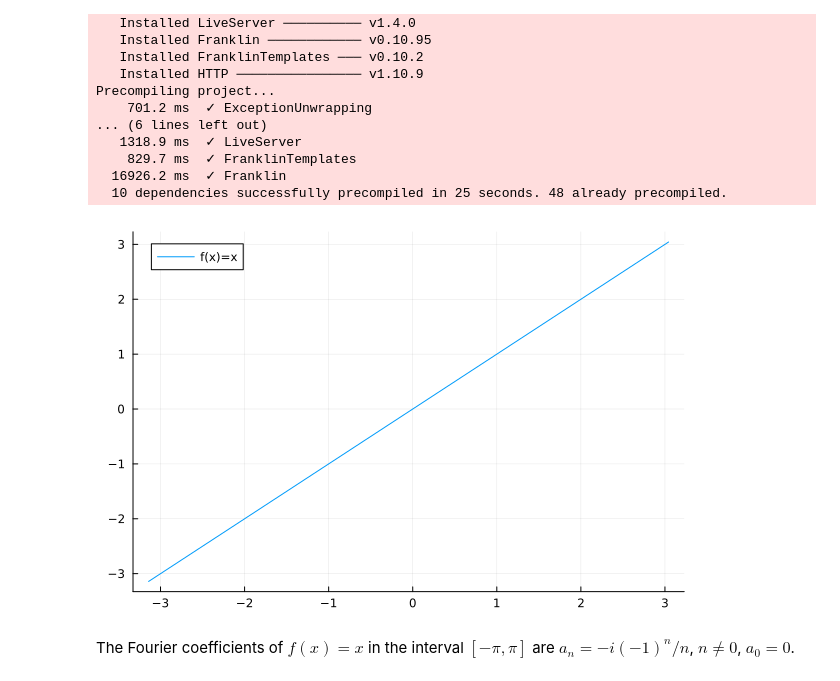
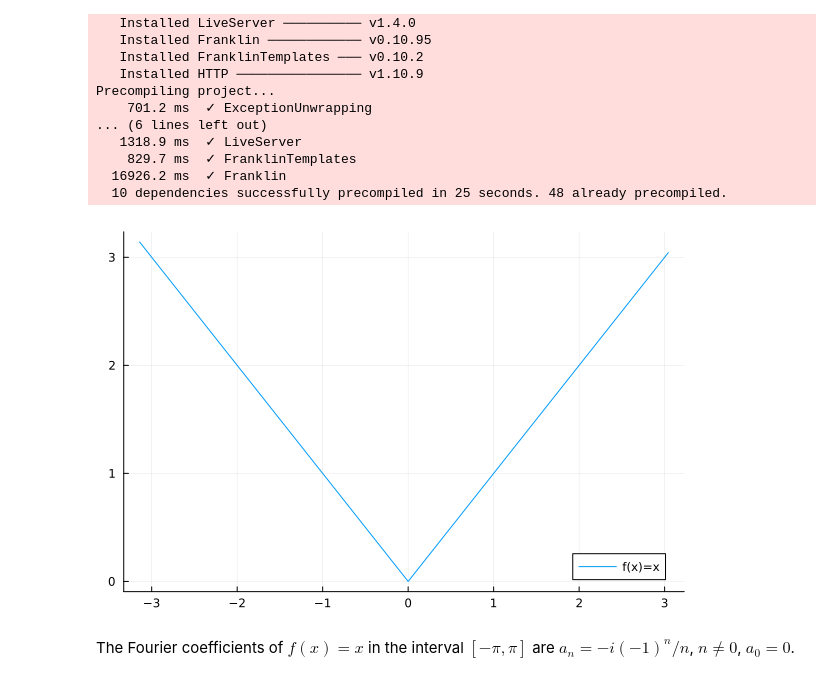
Before and after one commit to reula/PDE, a Jupyter notebook: homework/04/Fourier.ipynb, the cells around one changed output. Cells and saved outputs as stored; diff of their text form; code cells hidden in the pictures.

```diff
--- a/homework/04/Fourier.ipynb
+++ b/homework/04/Fourier.ipynb
@@ -67,13 +67,14 @@ Precompiling project...
 # %%
 N = 64
 f(x) = x
+f(x) = x*sign(x)
 xi = -π
 xf = π
 xv = [xi + (xf-xi)*(i-1)/N for i in 1:N]
 fv = f.(xv)
 plot(xv,fv, label="f(x)=x")
 # %% [output]
-[figure, old version]
+[figure, new version]
 # %% [markdown]
 The Fourier coefficients of $f(x)=x$ in the interval $[-π,π]$ are $a_n=-i(-1)^n/n$, $n\neq 0$, $a_0 = 0$.
 # %%
```
Also changed, not shown: parts of 5 cells of this notebook.
